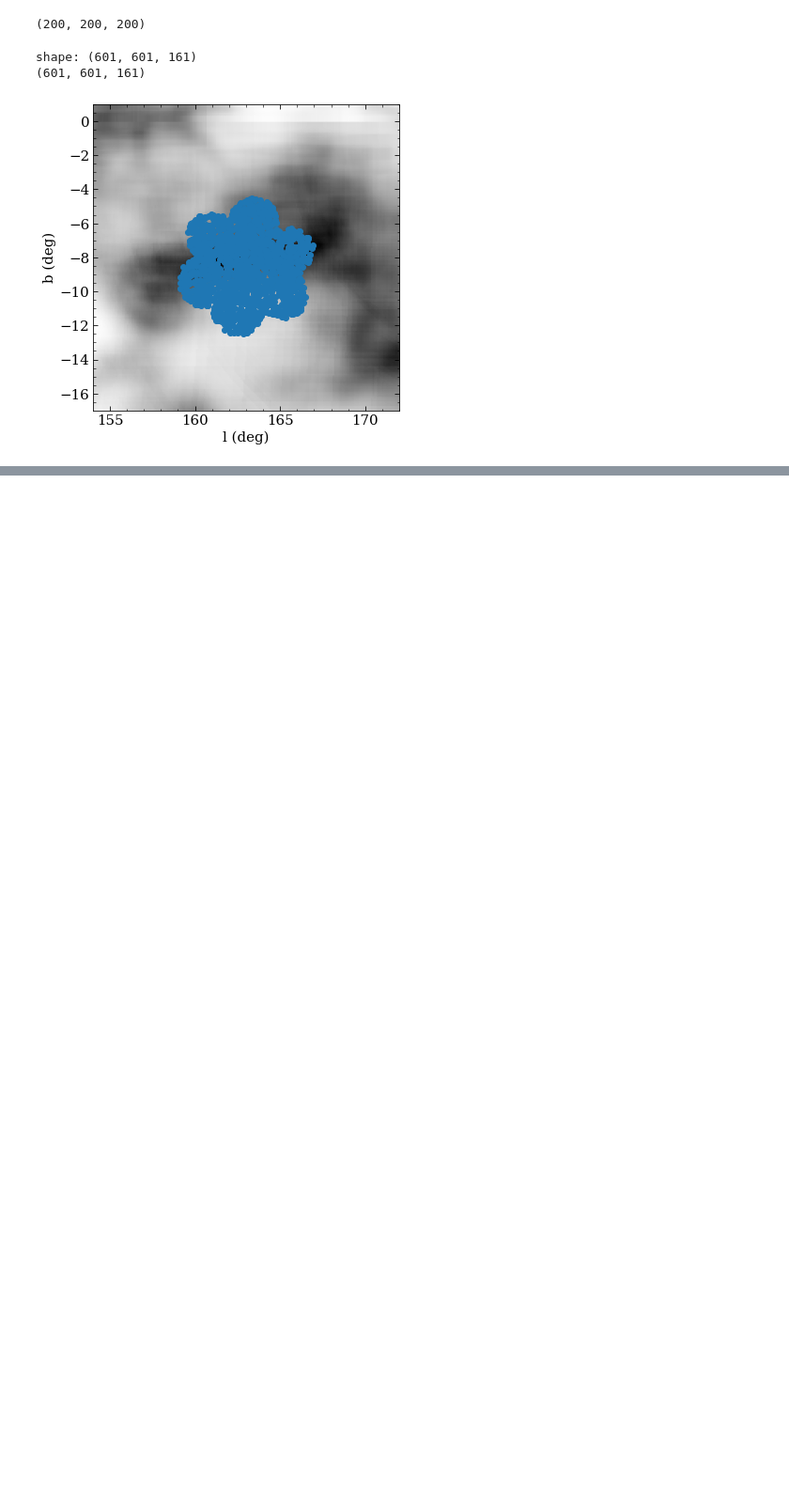
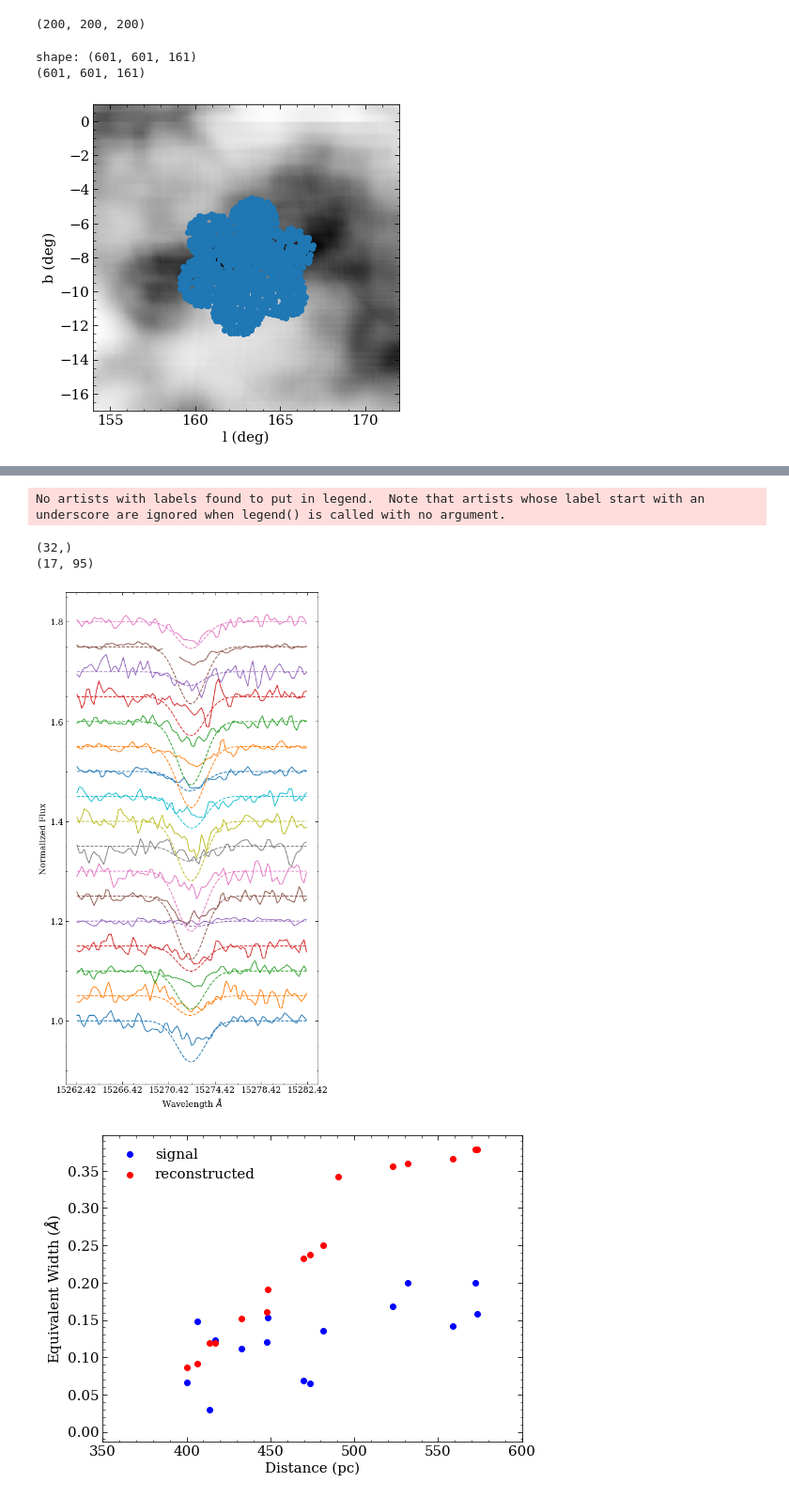
Before and after one commit to aidantmcb/CACloudKT, a Jupyter notebook: 230530_CACloudKT_v2.ipynb, the cells around one changed output, grey strips where cells are left out. Shown at 94% size. Drawn from its saved outputs; the diff is of its cells as text; code cells hidden in the pictures; blank space fills up the shorter version.

```diff
--- a/230530_CACloudKT_v2.ipynb
+++ b/230530_CACloudKT_v2.ipynb
@@ -386,0 +529,68 @@ ValueError: operands could not be broadcast together with shapes (1,17,16) (100,
+# %%
+def plot_DIBS(sampler, sl = a):
+    fig, ax = plt.subplots(figsize = (8, 16))
+    # ax.plot(wavs_window, dstack1, label = '300-480 pc')
+    # ax.plot(wavs_window, dstack2, label = '480-800 pc')
+
+    samples = sampler.chain[:, 50:, :].reshape((-1, sampler.chain.shape[-1]))
+
+    # median_3 = np.nanmedian(samples[50:, 3])
+    # median_4 = np.nanmedian(samples[50:, 4])
+    # median_5 = np.nanmedian(samples[50:, 5])
+    # median_6 = np.nanmedian(samples[50:, 6])
+    # print(samples.shape)
+    medians = np.nanmedian(samples[50:, :], axis = 0)
+    # med_dAV_dd = np.nanmedian(samples[50:, :], axis = 0)
+
+    # print(medians)
+    print(medians.shape)
+    med_velo = medians[:int(len(medians) / 2)]
+
+    med_dAV_dd = medians[int(len(medians) / 2):]
+    med_dAV_dd = np.tile(med_dAV_dd, len(sl.stars)).reshape(len(sl.stars), -1)
+
+
+    signal_recreated = sl.model_signals(med_velo, dAVdd = med_dAV_dd)
+    print(signal_recreated.shape)
+    for i in range(len(signal_recreated)):
+        ax.plot(wavs_window, sl.signals[i, :] + 0.05 * i, color = 'C{}'.format(i))
+        ax.plot(wavs_window, signal_recreated[i, :] + 0.05 * i , color = 'C{}'.format(i), linestyle = 'dashed',)# label = 'recreated signal')
+        # ax.plot(wavs_window, signal_recreated[2, :], color = 'C1', linestyle = 'dashed')
+
+    ax.legend(loc = 'lower left')
+
+    ax.set_xlabel('Wavelength $\AA$')
+    ax.set_ylabel('Normalized Flux')
+    fig.set_facecolor('white')
+
+    ax.set_xticks(np.arange(lambda0-10, lambda0 + 12, 4))
+
+    plt.show()
+
+    fig, ax = plt.subplots(figsize = (8,6))
+
+    realDIB_eqw = np.trapz(-(sl.signals-1), x = wavs_window, axis = 1)
+    fakeDIB_eqw = np.trapz(-(signal_recreated-1), x = wavs_window, axis = 1)
+    ax.scatter(sl.stars['DIST'], realDIB_eqw, c='b', label = 'signal')
+    ax.scatter(sl.stars['DIST'], fakeDIB_eqw, c = 'r', label = 'reconstructed')
+    ax.legend()
+    ax.set_xlim(350,  600)
+    ax.set_xlabel("Distance (pc)")
+    ax.set_ylabel('Equivalent Width ($\AA$)')
+    plt.show()
+
+    fig, ax = plt.subplots(figsize = (8, 6))
+    ax.scatter(realDIB_eqw, fakeDIB_eqw)
+    ax.set_xlabel('Signal EqW ($\AA$)')
+    ax.set_ylabel('Recreated EqW ($\AA$)')
+    ax.set_aspect('equal')
+    ax.plot((0, .2), (0, .2))
+    plt.show()
+
+plot_DIBS(sampler, sl = a)
+# %% [output]
+No artists with labels found to put in legend.  Note that artists whose label start with an underscore are ignored when legend() is called with no argument.
+(32,)
+(17, 95)
+[figure, added]
+[figure, added]
```
Also changed, not shown: parts of 20 cells of this notebook.
